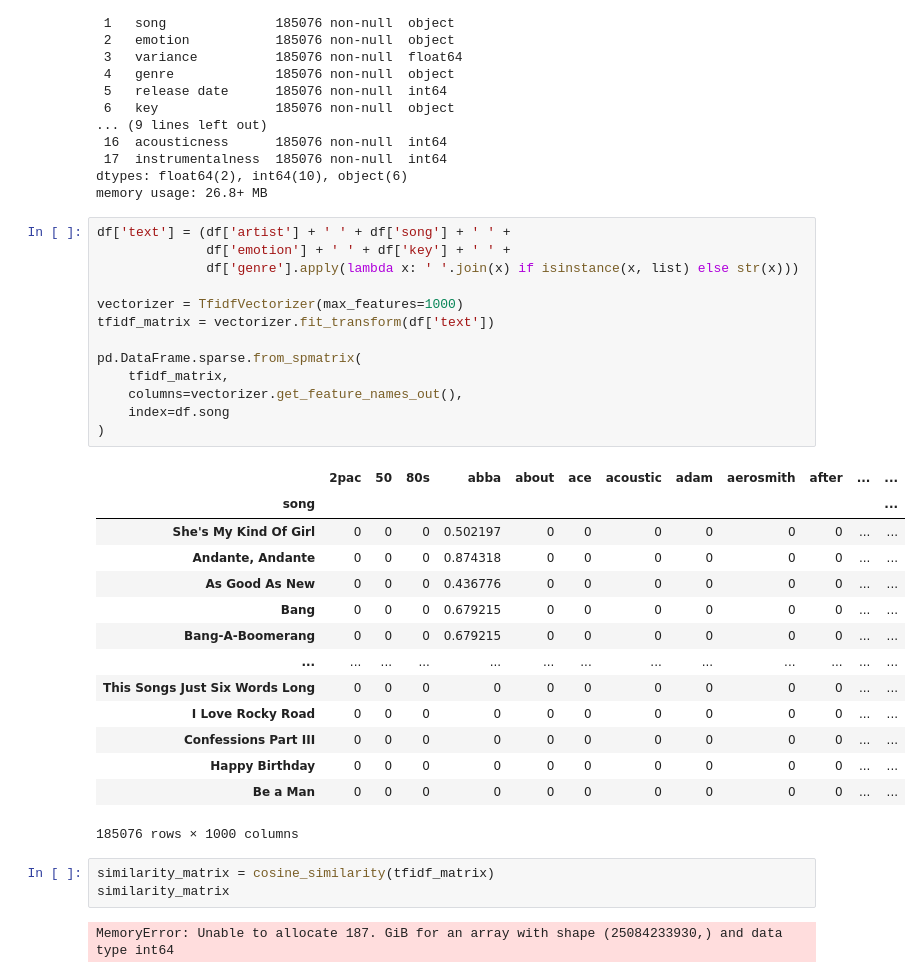
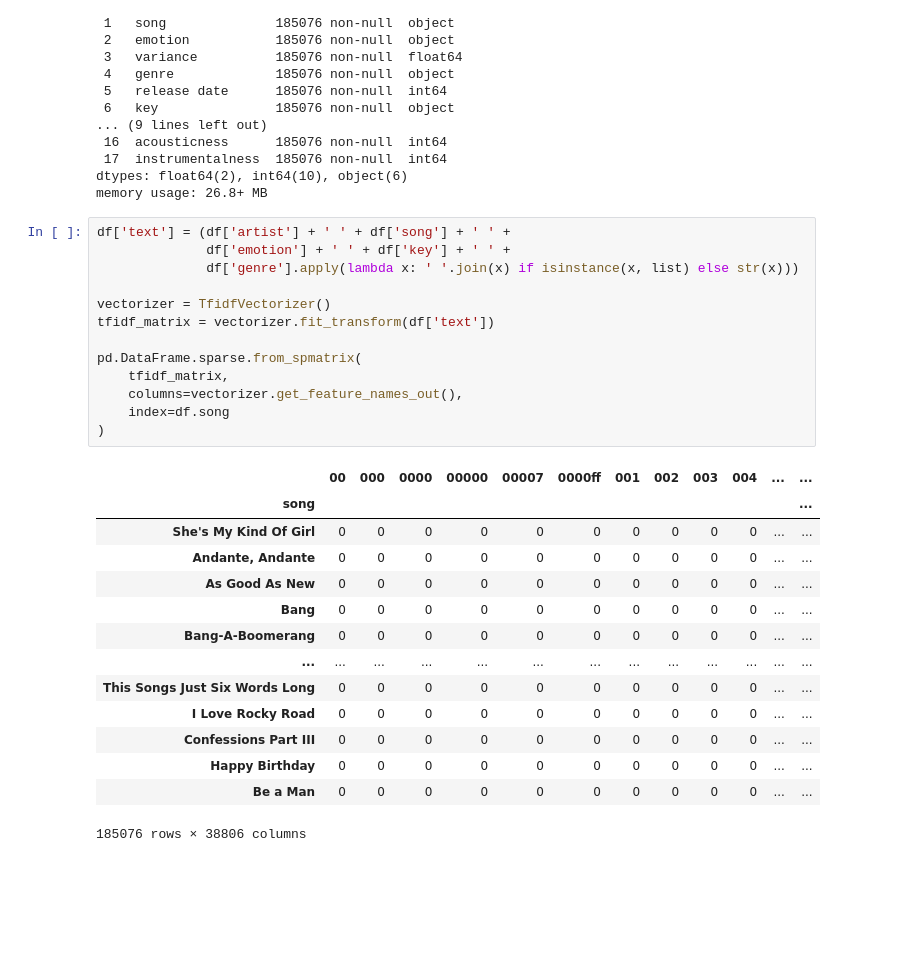
Before and after one commit to MHzNug/Submission-Machine-Learning-Terapan, a Jupyter notebook: Recommendation System/Notebook.ipynb, the cells around one changed output. Saved outputs shown, nothing was run; the diff lists cells and outputs as text; blank space fills up the shorter version.

```diff
--- a/Recommendation System/Notebook.ipynb
+++ b/Recommendation System/Notebook.ipynb
@@ -314,33 +314,28 @@ memory usage: 26.8+ MB
 # %%
 df['text'] = (df['artist'] + ' ' + df['song'] + ' ' +
               df['emotion'] + ' ' + df['key'] + ' ' +
               df['genre'].apply(lambda x: ' '.join(x) if isinstance(x, list) else str(x)))
 
-vectorizer = TfidfVectorizer(max_features=1000)
+vectorizer = TfidfVectorizer()
 tfidf_matrix = vectorizer.fit_transform(df['text'])
 
 pd.DataFrame.sparse.from_spmatrix(
     tfidf_matrix,
     columns=vectorizer.get_feature_names_out(),
     index=df.song
 )
 # %% [output]
-|  | 2pac | 50 | 80s | abba | about | ace | acoustic | adam | aerosmith | after | ... | ... |
+|  | 00 | 000 | 0000 | 00000 | 00007 | 0000ff | 001 | 002 | 003 | 004 | ... | ... |
 | song |  |  |  |  |  |  |  |  |  |  |  | ... |
-| She's My Kind Of Girl | 0 | 0 | 0 | 0.502197 | 0 | 0 | 0 | 0 | 0 | 0 | ... | ... |
-| Andante, Andante | 0 | 0 | 0 | 0.874318 | 0 | 0 | 0 | 0 | 0 | 0 | ... | ... |
-| As Good As New | 0 | 0 | 0 | 0.436776 | 0 | 0 | 0 | 0 | 0 | 0 | ... | ... |
-| Bang | 0 | 0 | 0 | 0.679215 | 0 | 0 | 0 | 0 | 0 | 0 | ... | ... |
-| Bang-A-Boomerang | 0 | 0 | 0 | 0.679215 | 0 | 0 | 0 | 0 | 0 | 0 | ... | ... |
+| She's My Kind Of Girl | 0 | 0 | 0 | 0 | 0 | 0 | 0 | 0 | 0 | 0 | ... | ... |
+| Andante, Andante | 0 | 0 | 0 | 0 | 0 | 0 | 0 | 0 | 0 | 0 | ... | ... |
+| As Good As New | 0 | 0 | 0 | 0 | 0 | 0 | 0 | 0 | 0 | 0 | ... | ... |
+| Bang | 0 | 0 | 0 | 0 | 0 | 0 | 0 | 0 | 0 | 0 | ... | ... |
+| Bang-A-Boomerang | 0 | 0 | 0 | 0 | 0 | 0 | 0 | 0 | 0 | 0 | ... | ... |
 | ... | ... | ... | ... | ... | ... | ... | ... | ... | ... | ... | ... | ... |
 | This Songs Just Six Words Long | 0 | 0 | 0 | 0 | 0 | 0 | 0 | 0 | 0 | 0 | ... | ... |
 | I Love Rocky Road | 0 | 0 | 0 | 0 | 0 | 0 | 0 | 0 | 0 | 0 | ... | ... |
 | Confessions Part III | 0 | 0 | 0 | 0 | 0 | 0 | 0 | 0 | 0 | 0 | ... | ... |
 | Happy Birthday | 0 | 0 | 0 | 0 | 0 | 0 | 0 | 0 | 0 | 0 | ... | ... |
 | Be a Man | 0 | 0 | 0 | 0 | 0 | 0 | 0 | 0 | 0 | 0 | ... | ... |
-185076 rows × 1000 columns
+185076 rows × 38806 columns
-# %%
-similarity_matrix = cosine_similarity(tfidf_matrix)
-similarity_matrix
-# %% [output]
-MemoryError: Unable to allocate 187. GiB for an array with shape (25084233930,) and data type int64
```
Also changed, not shown: parts of 9 cells of this notebook.
